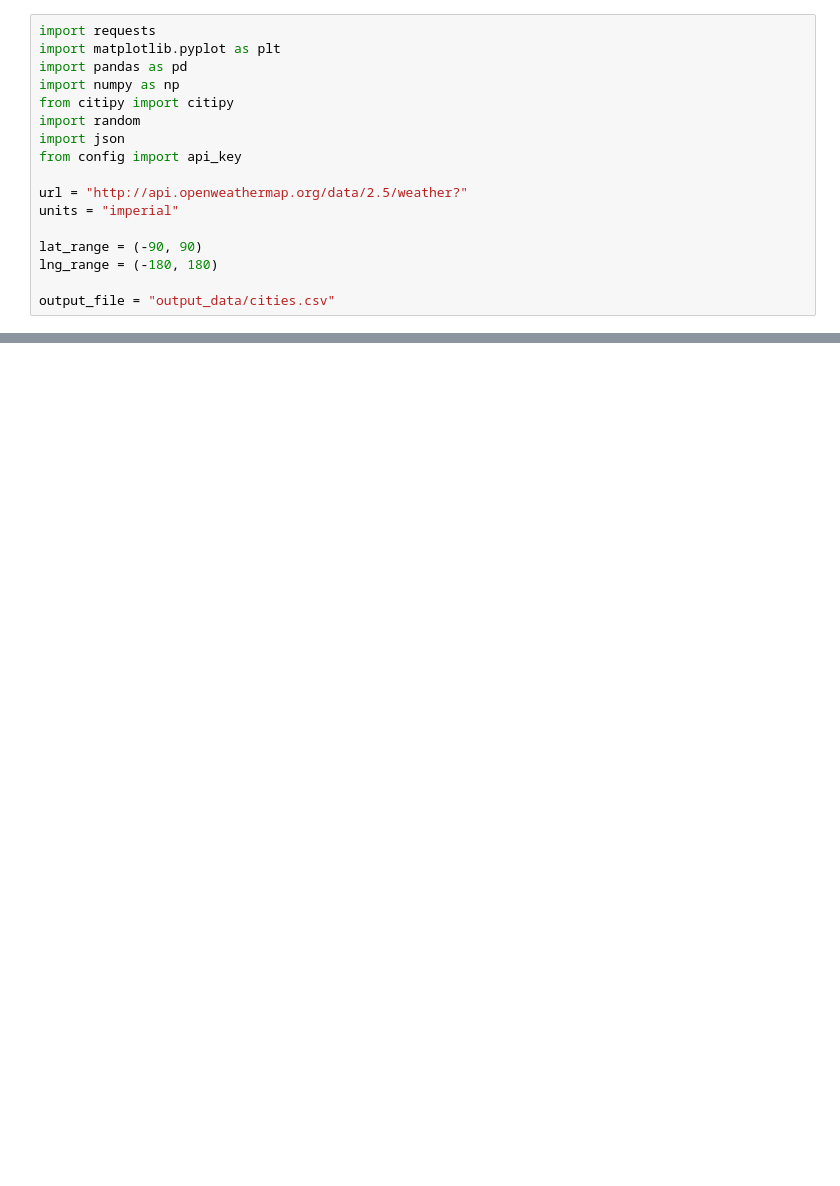
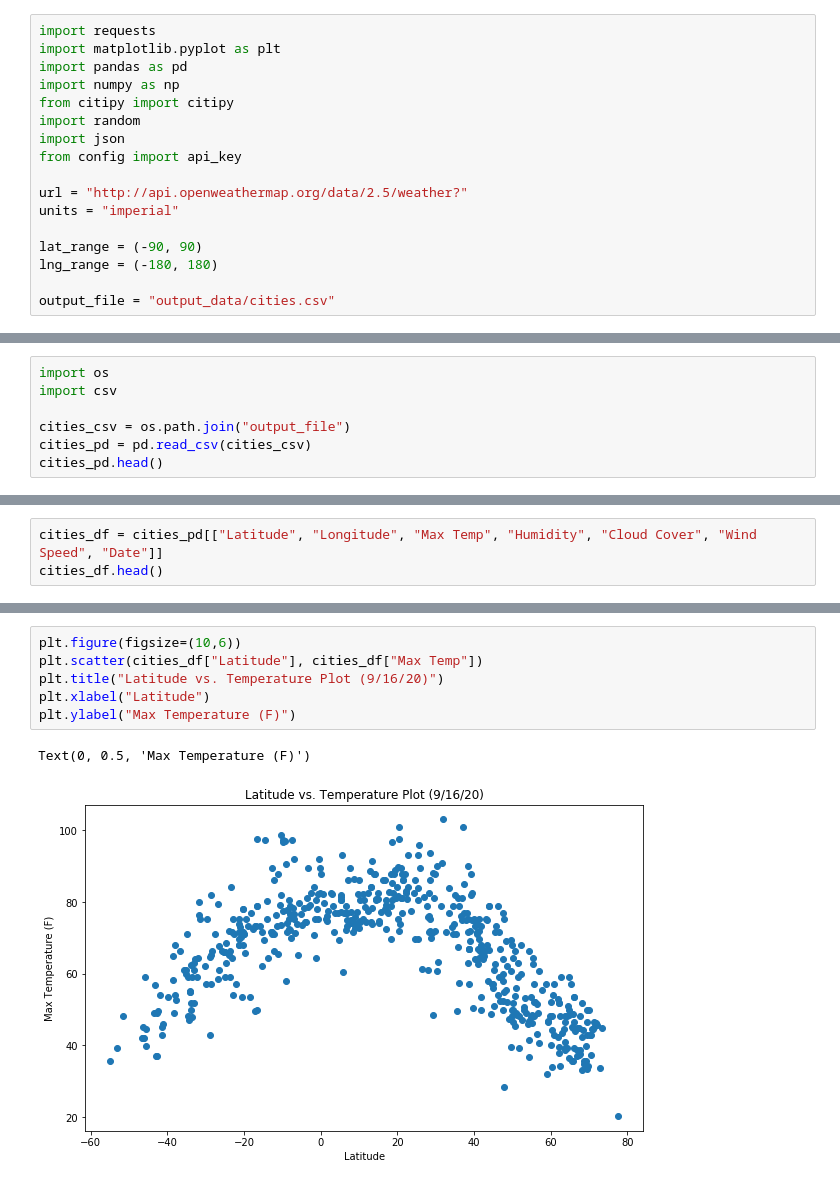
Before and after one commit to jmchairez/python-api-challenge, a Jupyter notebook: WeatherPy.ipynb, the cells around one changed output, grey strips where cells are left out. Cells and saved outputs as stored; diff of their text form; blank space fills up the shorter version.

Commit message:
All first plots

```diff
--- a/WeatherPy.ipynb
+++ b/WeatherPy.ipynb
@@ -342,0 +343,7 @@ weather_data.head()
+# %%
+import os
+import csv
+
+cities_csv = os.path.join("output_file")
+cities_pd = pd.read_csv(cities_csv)
+cities_pd.head()
@@ -342,0 +357,3 @@ weather_data.head()
+# %%
+cities_df = cities_pd[["Latitude", "Longitude", "Max Temp", "Humidity", "Cloud Cover", "Wind Speed", "Date"]]
+cities_df.head()
@@ -342,0 +379,9 @@ weather_data.head()
+# %%
+plt.figure(figsize=(10,6))
+plt.scatter(cities_df["Latitude"], cities_df["Max Temp"])
+plt.title("Latitude vs. Temperature Plot (9/16/20)")
+plt.xlabel("Latitude")
+plt.ylabel("Max Temperature (F)")
+# %% [output]
+Text(0, 0.5, 'Max Temperature (F)')
+[figure, added]
```
Also changed, not shown: parts of 20 cells of this notebook.
